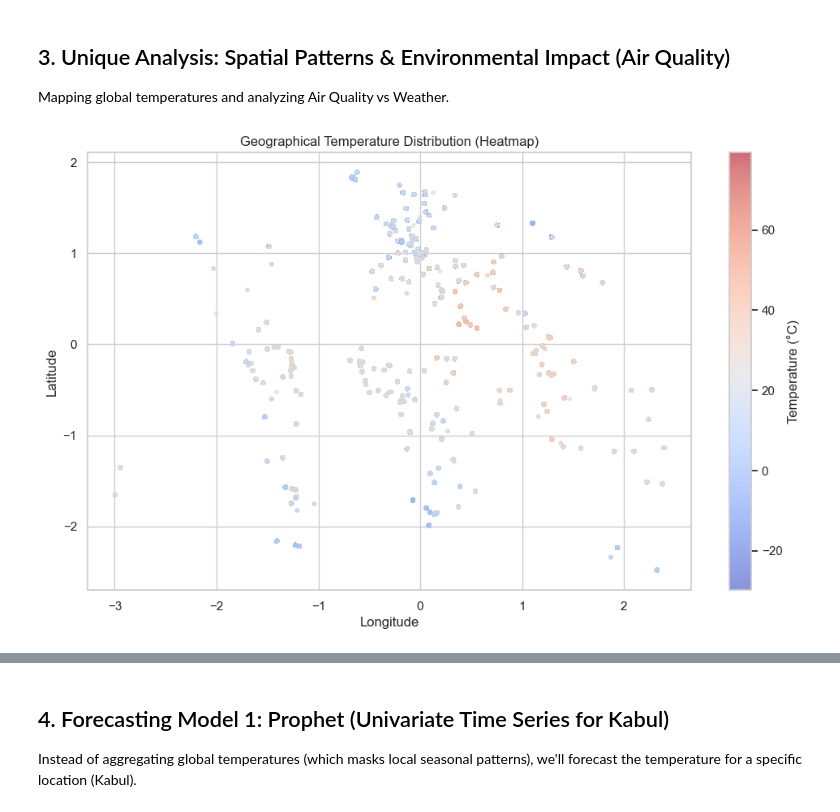
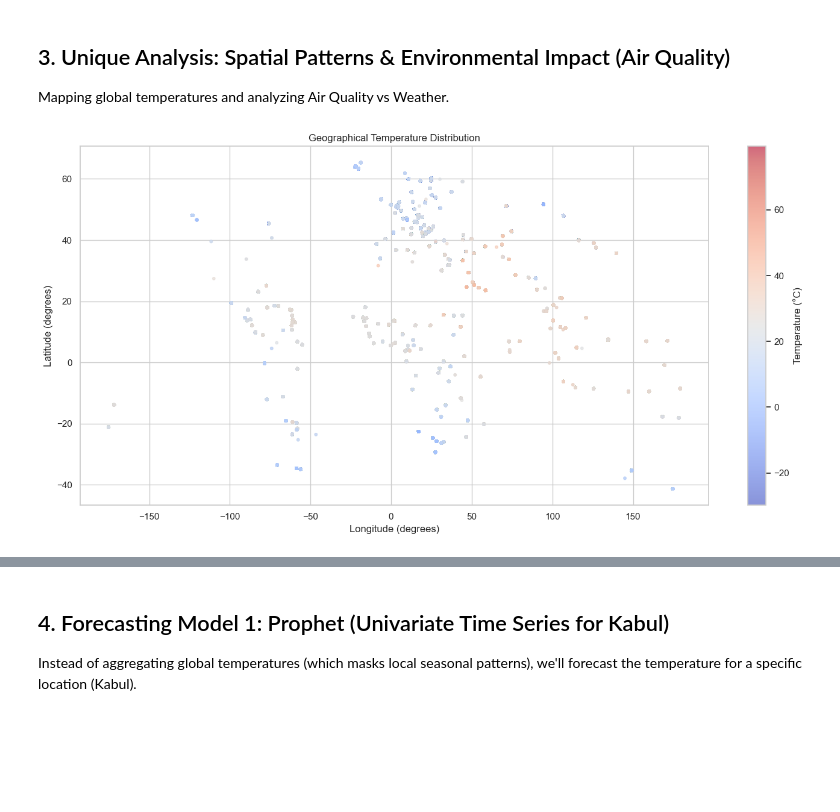
Before and after one commit to tominadal/pm-accelerator-assessment-, a Jupyter notebook: data_science_backend/Weather_Forecasting_Analysis.ipynb, the cells around one changed output, grey strips where cells are left out. Cells and saved outputs as stored; diff of their text form; code cells hidden in the pictures; blank space fills up the shorter version.

```diff
--- a/data_science_backend/Weather_Forecasting_Analysis.ipynb
+++ b/data_science_backend/Weather_Forecasting_Analysis.ipynb
@@ -204,0 +189,20 @@ print(f"Number of Extreme Temperature Anomalies detected: {len(outliers)}")
+# %%
+# Anomaly Detection using Z-Score for temperatures
+df['temp_zscore'] = (df['temperature_celsius'] - df['temperature_celsius'].mean()) / df['temperature_celsius'].std()
+outliers = df[df['temp_zscore'].abs() > 3]
+
+plt.figure(figsize=(12, 5))
+sns.scatterplot(x=df.index, y=df['temperature_celsius'],
+                color='lightblue', label='Normal', s=5, alpha=0.4)
+sns.scatterplot(x=outliers.index, y=outliers['temperature_celsius'],
+                color='red', label='Outlier (|Z-Score| > 3)', s=20)
+plt.title('Temperature Anomaly Detection (Z-Score Method)')
+plt.xlabel('Record Index')
+plt.ylabel('Temperature (°C)')
+plt.legend()
+plt.tight_layout()
+plt.show()
+
+print(f'Total records: {len(df):,}')
+print(f'Extreme Temperature Anomalies detected (|Z| > 3): {len(outliers):,} ({len(outliers)/len(df)*100:.2f}%)')
+print(f'Anomaly temperature range: {outliers["temperature_celsius"].min():.1f}°C  →  {outliers["temperature_celsius"].max():.1f}°C')
@@ -209,34 +220,65 @@ Using a Z-Score threshold of 3, we successfully identified extreme temperature v
 ## 3. Unique Analysis: Spatial Patterns & Environmental Impact (Air Quality)
 Mapping global temperatures and analyzing Air Quality vs Weather.
 # %%
-
-# Geographical Patterns
-plt.figure(figsize=(12, 7))
-scatter = plt.scatter(df['longitude'], df['latitude'], c=df['temperature_celsius'], cmap='coolwarm', alpha=0.6, s=10)
+# Geographical Patterns — using original (non-normalized) lat/lon coordinates
+plt.figure(figsize=(14, 7))
+scatter = plt.scatter(
+    df['longitude_orig'], df['latitude_orig'],
+    c=df['temperature_celsius'], cmap='coolwarm', alpha=0.6, s=10
+)
 plt.colorbar(scatter, label='Temperature (°C)')
-plt.title('Geographical Temperature Distribution (Heatmap)')
-plt.xlabel('Longitude')
-plt.ylabel('Latitude')
+plt.title('Geographical Temperature Distribution')
+plt.xlabel('Longitude (degrees)')
+plt.ylabel('Latitude (degrees)')
+plt.tight_layout()
 plt.show()
 
 # Unsupervised Learning: Climate Zone Clustering using K-Means
+from sklearn.cluster import KMeans
 kmeans_features = ['temperature_celsius', 'humidity', 'precip_mm']
-kmeans = KMeans(n_clusters=4, random_state=42)
+kmeans = KMeans(n_clusters=4, random_state=42, n_init='auto')
 df['climate_cluster'] = kmeans.fit_predict(df[kmeans_features])
 
-plt.figure(figsize=(12, 7))
-scatter_cluster = plt.scatter(df['longitude'], df['latitude'], c=df['climate_cluster'], cmap='Set1', alpha=0.6, s=10)
-plt.title('Geographical Climate Zones (K-Means Clustering)')
-plt.xlabel('Longitude')
-plt.ylabel('Latitude')
+# Describe clusters by centroid means for labelling
+cluster_desc = df.groupby('climate_cluster')[['temperature_celsius', 'humidity']].mean()
+print('Cluster centroids (temperature & humidity):')
+print(cluster_desc.to_string())
+
+plt.figure(figsize=(14, 7))
+cluster_colors  = ['#e63946', '#f4a261', '#2a9d8f', '#457b9d']
+cluster_labels_map = {
+    0: 'Zone 0', 1: 'Zone 1', 2: 'Zone 2', 3: 'Zone 3'
+}
+for cid in sorted(df['climate_cluster'].unique()):
+    mask = df['climate_cluster'] == cid
+    avg_temp = df.loc[mask, 'temperature_celsius'].mean()
+    avg_hum  = df.loc[mask, 'humidity'].mean()
+    label = f'Cluster {cid} (avg {avg_temp:.0f}°C, humidity σ={avg_hum:.1f})'
+    plt.scatter(
+        df.loc[mask, 'longitude_orig'], df.loc[mask, 'latitude_orig'],
+        label=label, color=cluster_colors[cid], alpha=0.6, s=10
+    )
+plt.title('Geographical Climate Zones (K-Means Clustering, k=4)')
+plt.xlabel('Longitude (degrees)')
+plt.ylabel('Latitude (degrees)')
+plt.legend(loc='lower left', fontsize=8, markerscale=3)
+plt.tight_layout()
 plt.show()
 
-# Environmental Impact (Air Quality vs Temperature)
+# Environmental Impact (Air Quality PM2.5 vs Temperature)
+# Note: humidity values on the legend are in standardized units (z-scores)
 plt.figure(figsize=(10, 6))
-sns.scatterplot(data=df, x='temperature_celsius', y='air_quality_PM2.5', hue='humidity', palette='viridis', alpha=0.7)
+scatter_env = sns.scatterplot(
+    data=df, x='temperature_celsius', y='air_quality_PM2.5',
+    hue='humidity', palette='viridis', alpha=0.7
+)
 plt.title('Environmental Impact: Temperature vs Air Quality (PM2.5)')
 plt.xlabel('Temperature (°C)')
-plt.ylabel('Air Quality (PM2.5)')
+plt.ylabel('Air Quality — PM2.5 (µg/m³)')
+# Add note about humidity scale
+plt.annotate('Note: Humidity values are z-scores (StandardScaler)',
+             xy=(0.01, 0.01), xycoords='axes fraction', fontsize=8, color='gray')
+plt.tight_layout()
 plt.show()
 # %% [output]
-[figure, old version]
+[figure, new version]
```
Also changed, not shown: parts of 17 cells of this notebook, 4 other files.
